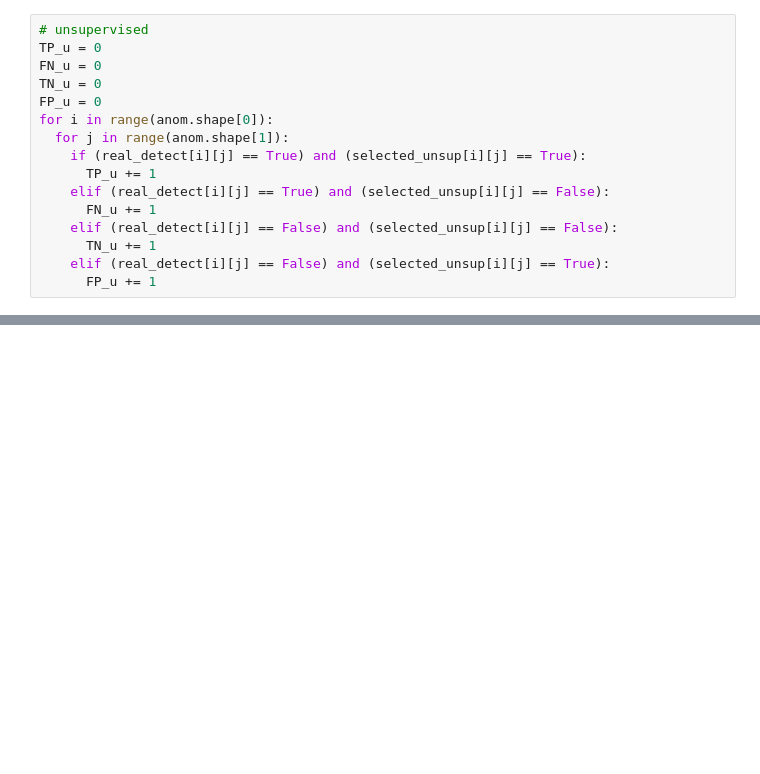
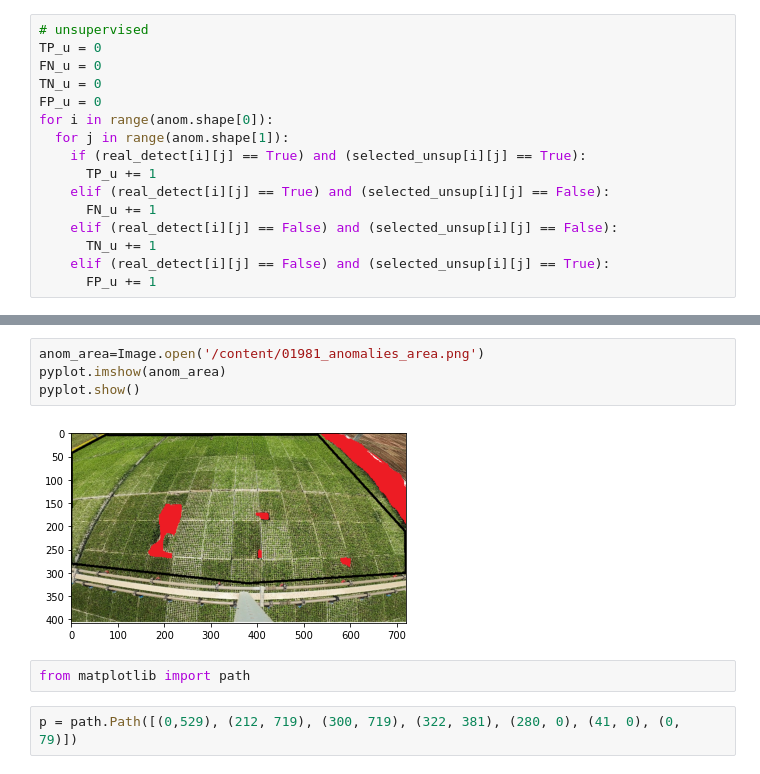
Before and after one commit to nastyadunaeva/searching_for_anomalies, a Jupyter notebook: model.ipynb, the cells around one changed output, grey strips where cells are left out. Cells and saved outputs as stored; diff of their text form; blank space fills up the shorter version.

```diff
--- a/model.ipynb
+++ b/model.ipynb
@@ -924,0 +971,10 @@ FPR_u
+# %%
+anom_area=Image.open('/content/01981_anomalies_area.png')
+pyplot.imshow(anom_area)
+pyplot.show()
+# %% [output]
+[figure, added]
+# %%
+from matplotlib import path
+# %%
+p = path.Path([(0,529), (212, 719), (300, 719), (322, 381), (280, 0), (41, 0), (0, 79)])
```
Also changed, not shown: parts of 49 cells of this notebook.
